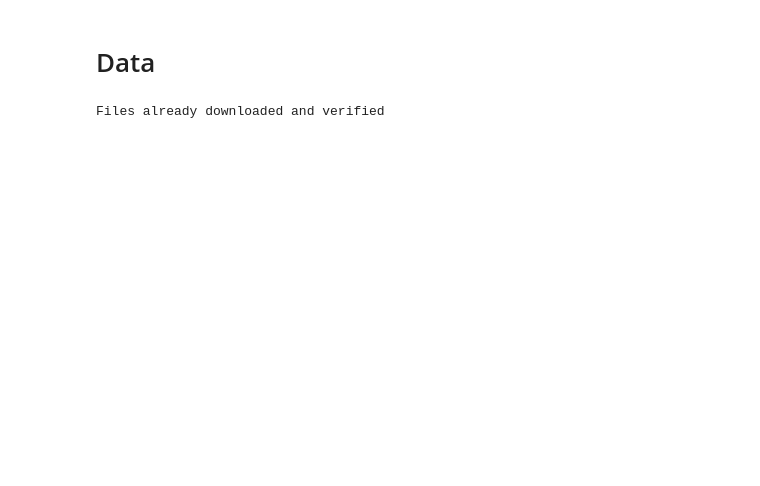
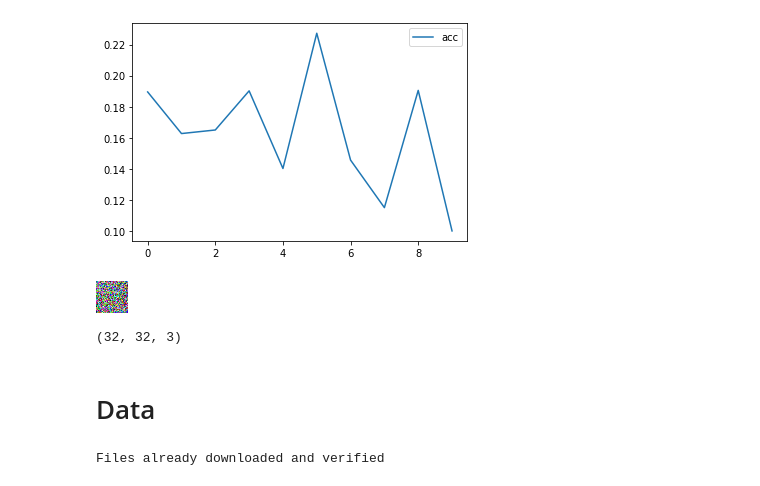
Before and after one commit to HongdaChen/FedMOON, a Jupyter notebook: ipynb/test.ipynb, the cells around one changed output. Cells and saved outputs as stored; diff of their text form; code cells hidden in the pictures; blank space fills up the shorter version.

```diff
--- a/ipynb/test.ipynb
+++ b/ipynb/test.ipynb
@@ -154,0 +772,6 @@ NameError: name 'global_model' is not defined
+# %%
+plt.plot(range(10),acc,label="acc")
+plt.legend()
+plt.show()
+# %% [output]
+[figure, added]
@@ -155 +780,11 @@ NameError: name 'global_model' is not defined
+# %%
+# %matplotlib inline
+image = np.concatenate([im[0], im[1]], axis=1)
+Image.fromarray(image)
+# %% [output]
+[figure, added]
+# %%
+train_ds.data[0].shape
+# %% [output]
+(32, 32, 3)
 # %% [markdown]
```
Also changed, not shown: parts of 40 cells of this notebook.
